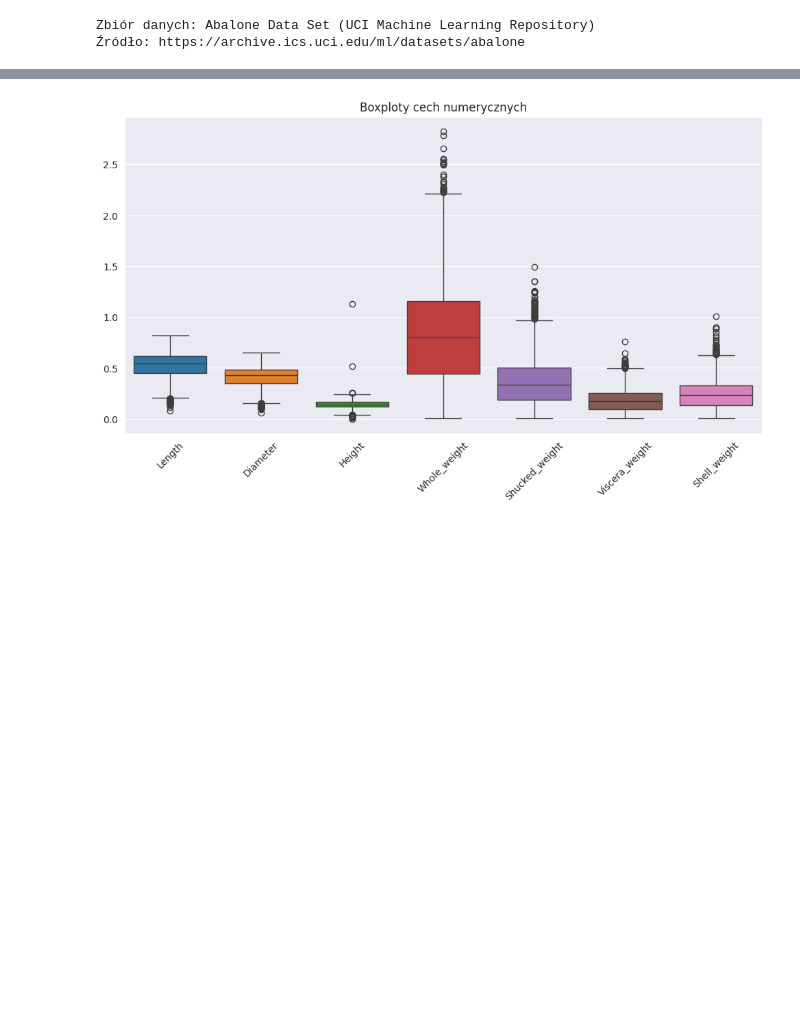
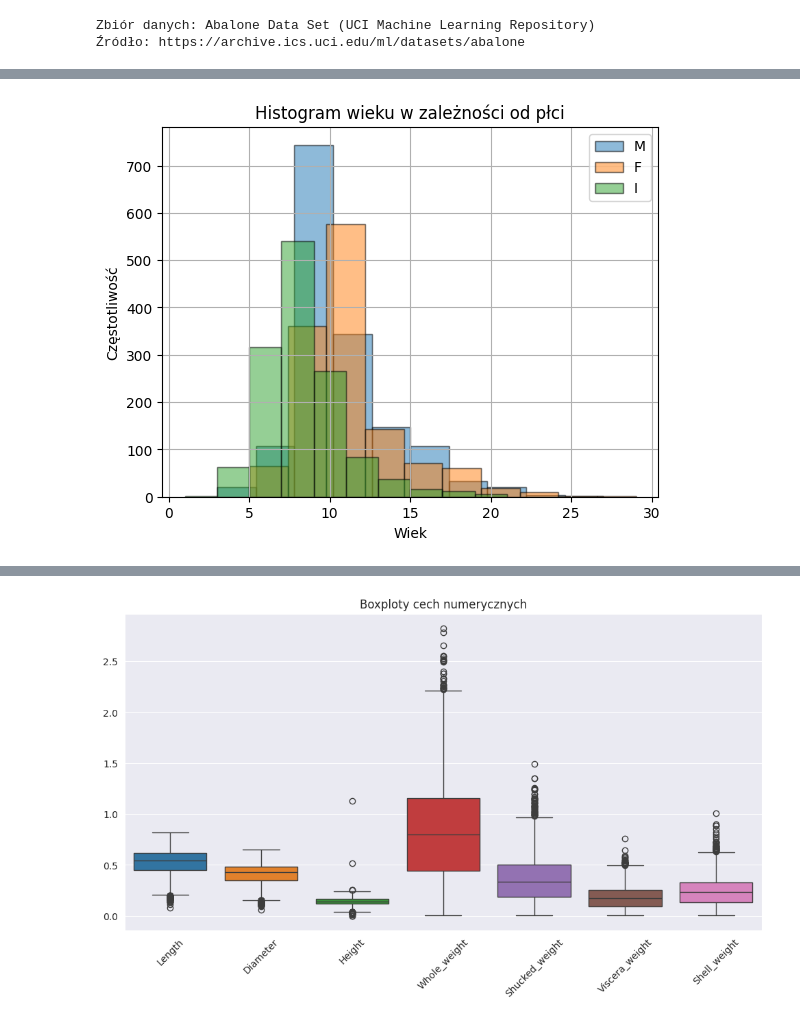
Before and after one commit to czajkowski-szymon/sip, a Jupyter notebook: test.ipynb, the cells around one changed output, grey strips where cells are left out. Cells and saved outputs as stored; diff of their text form; code cells hidden in the pictures; blank space fills up the shorter version.

```diff
--- a/test.ipynb
+++ b/test.ipynb
@@ -30,0 +86,12 @@ array([[<Axes: title={'center': 'Length'}>,
+# %%
+fig, ax = plt.subplots()
+for sex in df["Sex"].unique():
+    df[df["Sex"] == sex]["Rings"].hist(alpha=0.5, bins=10, label=sex, edgecolor='black')
+
+plt.xlabel("Wiek")
+plt.ylabel("Częstotliwość")
+plt.title("Histogram wieku w zależności od płci")
+plt.legend()
+plt.show()
+# %% [output]
+[figure, added]
```
Also changed, not shown: parts of 26 cells of this notebook.
